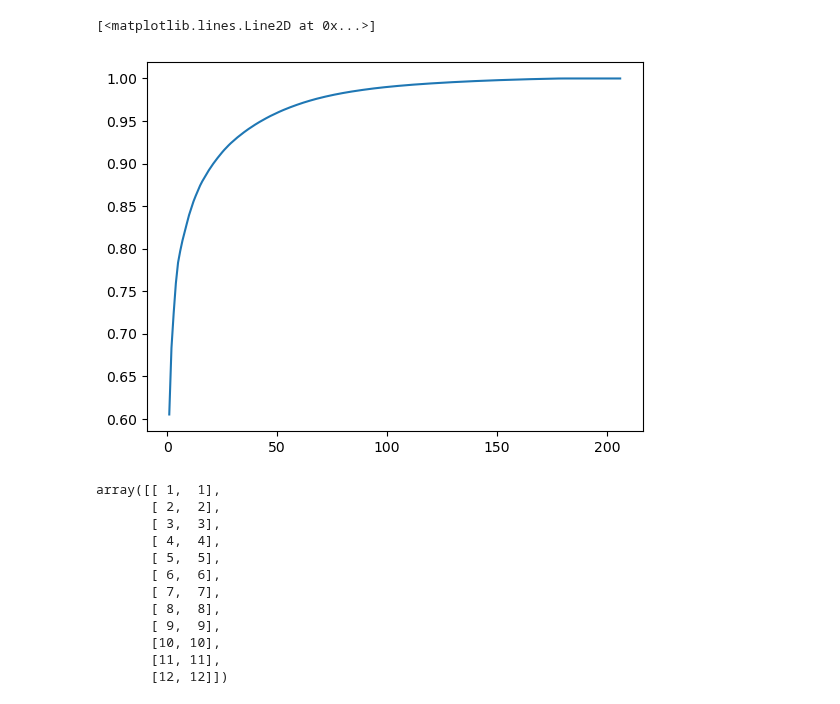
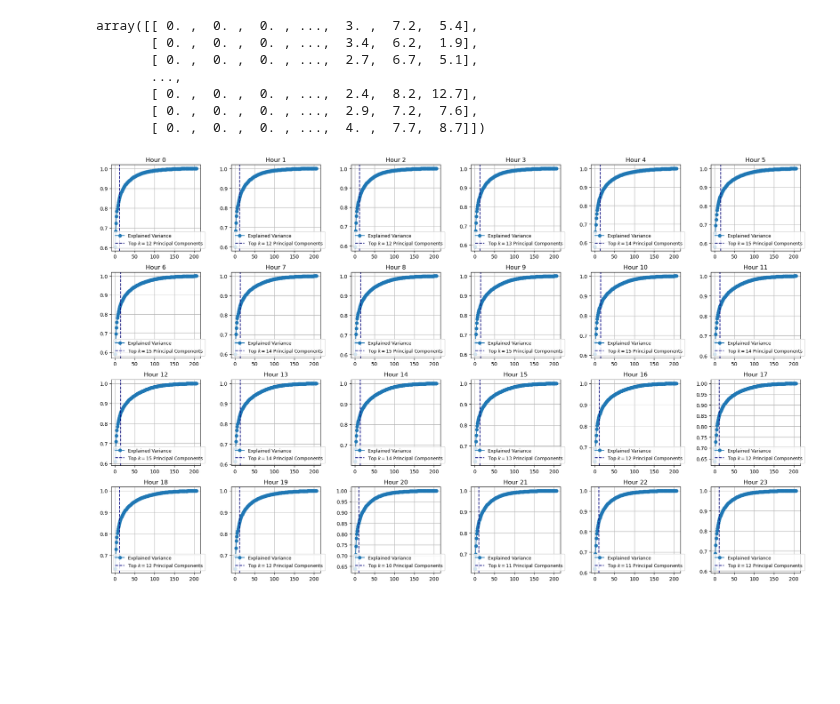
Before and after one commit to peterravn/Seminar-Adv-Finance, a Jupyter notebook: Emil Gøgl/DimReduc.ipynb, the cells around one changed output. Drawn from its saved outputs; the diff is of its cells as text; code cells hidden in the pictures; blank space fills up the shorter version.

```diff
--- a/Emil Gøgl/DimReduc.ipynb
+++ b/Emil Gøgl/DimReduc.ipynb
@@ -18,7 +18,16 @@ y_test = {hour: datasets_test[hour][:, 0].reshape(-1, 1) for hour in range(24)}
 weather_train = {hour: datasets_train[hour][:, 1:-1] for hour in range(24)}
 weather_test = {hour: datasets_test[hour][:, 1:-1] for hour in range(24)}
 # %%
-X = weather_train[0]
+X = weather_train
+X[0]
+# %% [output]
+array([[ 0. ,  0. ,  0. , ...,  3. ,  7.2,  5.4],
+       [ 0. ,  0. ,  0. , ...,  3.4,  6.2,  1.9],
+       [ 0. ,  0. ,  0. , ...,  2.7,  6.7,  5.1],
+       ...,
+       [ 0. ,  0. ,  0. , ...,  2.4,  8.2, 12.7],
+       [ 0. ,  0. ,  0. , ...,  2.9,  7.2,  7.6],
+       [ 0. ,  0. ,  0. , ...,  4. ,  7.7,  8.7]])
 # %%
 def PCA_dimreduc(training_data, test_data, exp_var_pct):
 
@@ -41,50 +50,46 @@ def PCA_dimreduc(training_data, test_data, exp_var_pct):
 
     return data_dimreduc, PCA_loadings, PCA_bias, K_loadings, explained_variance_cumsum
 # %%
+
 class DimReduc:
     def __init__(self, pct):
 
         self.pct = pct
         self.k = None
         self.Z = None
         self.plot_var = None
 
     def fit(self, X):
         pca = PCA().fit(X)
-        components = pca.components_
         eigvals_i = (pca.singular_values_) ** 2
         explained_var = np.array(list(enumerate((np.cumsum(eigvals_i) / np.sum(eigvals_i)), start=1)))
 
 
         k = min(np.where(explained_var[:,1] >= self.pct)[0]) + 1
         self.k = k
         self.plot_var = explained_var
 
+def plot_explained_variance(X, pct):
+    fig, axs = plt.subplots(4, 6, figsize=(20, 12))
+    axs = axs.flatten()
+    for i in range(24):
+        model = DimReduc(pct=pct)
+        model.fit(X[i])
+        plot = model.plot_var
 
+        ax = axs[i]
+        ax.plot(plot[:, 0], plot[:, 1], label='Explained Variance', marker='o')
+        ax.axvline(x=model.k, color='navy', linestyle='--', label=f'Top $k = {model.k}$ Principal Components')
+        ax.legend(prop={'size': 9})
+        ax.grid(True)
+        ax.set_title(f'Hour {i}')
 
-test = DimReduc(pct = 0.85)
-test.fit(X)
+    for j in range(i+1, len(axs)):
+        fig.delaxes(axs[j])
 
-plot = test.plot_var
+    plt.tight_layout()
+    plt.show()
 
-plt.plot(plot[:,0], plot[:,1])
+plot_explained_variance(X, pct = 0.85)
 # %% [output]
-[<matplotlib.lines.Line2D at 0x...>]
-[figure, old version]
+[figure, new version]
-# %%
-test1 = np.arange(1, k + 1)
-test2 = np.array([test1, test1]).T
-test2
-# %% [output]
-array([[ 1,  1],
-       [ 2,  2],
-       [ 3,  3],
-       [ 4,  4],
-       [ 5,  5],
-       [ 6,  6],
-       [ 7,  7],
-       [ 8,  8],
-       [ 9,  9],
-       [10, 10],
-       [11, 11],
-       [12, 12]])
```
Also changed, not shown: 5 other files.
